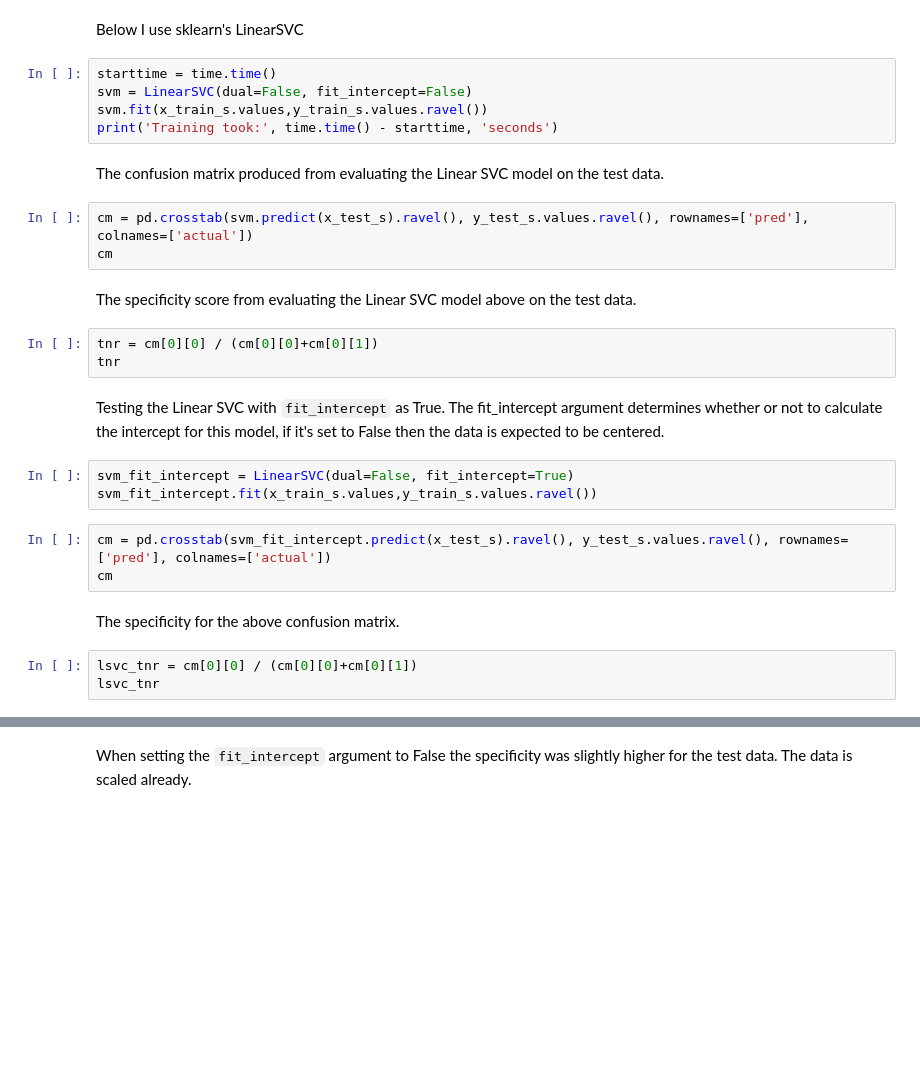
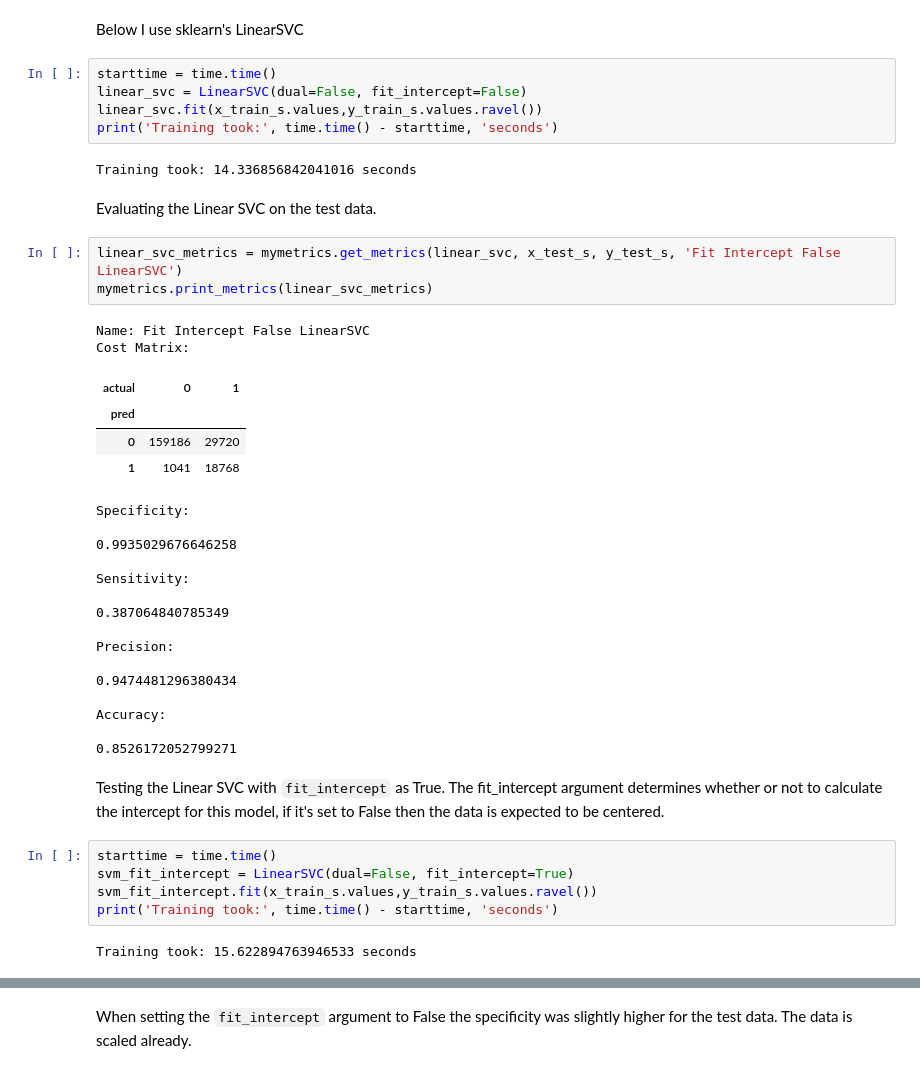
Before and after one commit to gradnerj/cs6600-class-project, a Jupyter notebook: cs5600-final-project.ipynb, the cells around one changed output, grey strips where cells are left out. Drawn from its saved outputs; the diff is of its cells as text; blank space fills up the shorter version.

```diff
--- a/cs5600-final-project.ipynb
+++ b/cs5600-final-project.ipynb
@@ -746,29 +750,44 @@ Kernel PCA
 Below I use sklearn's LinearSVC
 # %%
 starttime = time.time()
-svm = LinearSVC(dual=False, fit_intercept=False)
-svm.fit(x_train_s.values,y_train_s.values.ravel())
+linear_svc = LinearSVC(dual=False, fit_intercept=False)
+linear_svc.fit(x_train_s.values,y_train_s.values.ravel())
 print('Training took:', time.time() - starttime, 'seconds')
+# %% [output]
+Training took: 14.336856842041016 seconds
 # %% [markdown]
-The confusion matrix produced from evaluating the Linear SVC model on the test data.
+Evaluating the Linear SVC on the test data.
-# %%
-cm = pd.crosstab(svm.predict(x_test_s).ravel(), y_test_s.values.ravel(), rownames=['pred'], colnames=['actual'])
-cm
-# %% [markdown]
-The specificity score from evaluating the Linear SVC model above on the test data.
-# %%
-tnr = cm[0][0] / (cm[0][0]+cm[0][1])
-tnr
+# %%
+linear_svc_metrics = mymetrics.get_metrics(linear_svc, x_test_s, y_test_s, 'Fit Intercept False LinearSVC')
+mymetrics.print_metrics(linear_svc_metrics)
+# %% [output]
+Name: Fit Intercept False LinearSVC
+Cost Matrix:
+| actual | 0 | 1 |
+| pred |  |  |
+| 0 | 159186 | 29720 |
+| 1 | 1041 | 18768 |
+Specificity:
+
+0.9935029676646258
+
+Sensitivity:
+
+0.387064840785349
+
+Precision:
+
+0.9474481296380434
+
+Accuracy:
+
+0.8526172052799271
 # %% [markdown]
 Testing the Linear SVC with `fit_intercept` as True. The fit_intercept argument determines whether or not to calculate the intercept for this model, if it's set to False then the data is expected to be centered.
 # %%
+starttime = time.time()
 svm_fit_intercept = LinearSVC(dual=False, fit_intercept=True)
 svm_fit_intercept.fit(x_train_s.values,y_train_s.values.ravel())
+print('Training took:', time.time() - starttime, 'seconds')
+# %% [output]
+Training took: 15.622894763946533 seconds
-# %%
-cm = pd.crosstab(svm_fit_intercept.predict(x_test_s).ravel(), y_test_s.values.ravel(), rownames=['pred'], colnames=['actual'])
-cm
-# %% [markdown]
-The specificity for the above confusion matrix.
-# %%
-lsvc_tnr = cm[0][0] / (cm[0][0]+cm[0][1])
-lsvc_tnr
```
Also changed, not shown: parts of 68 cells of this notebook.
